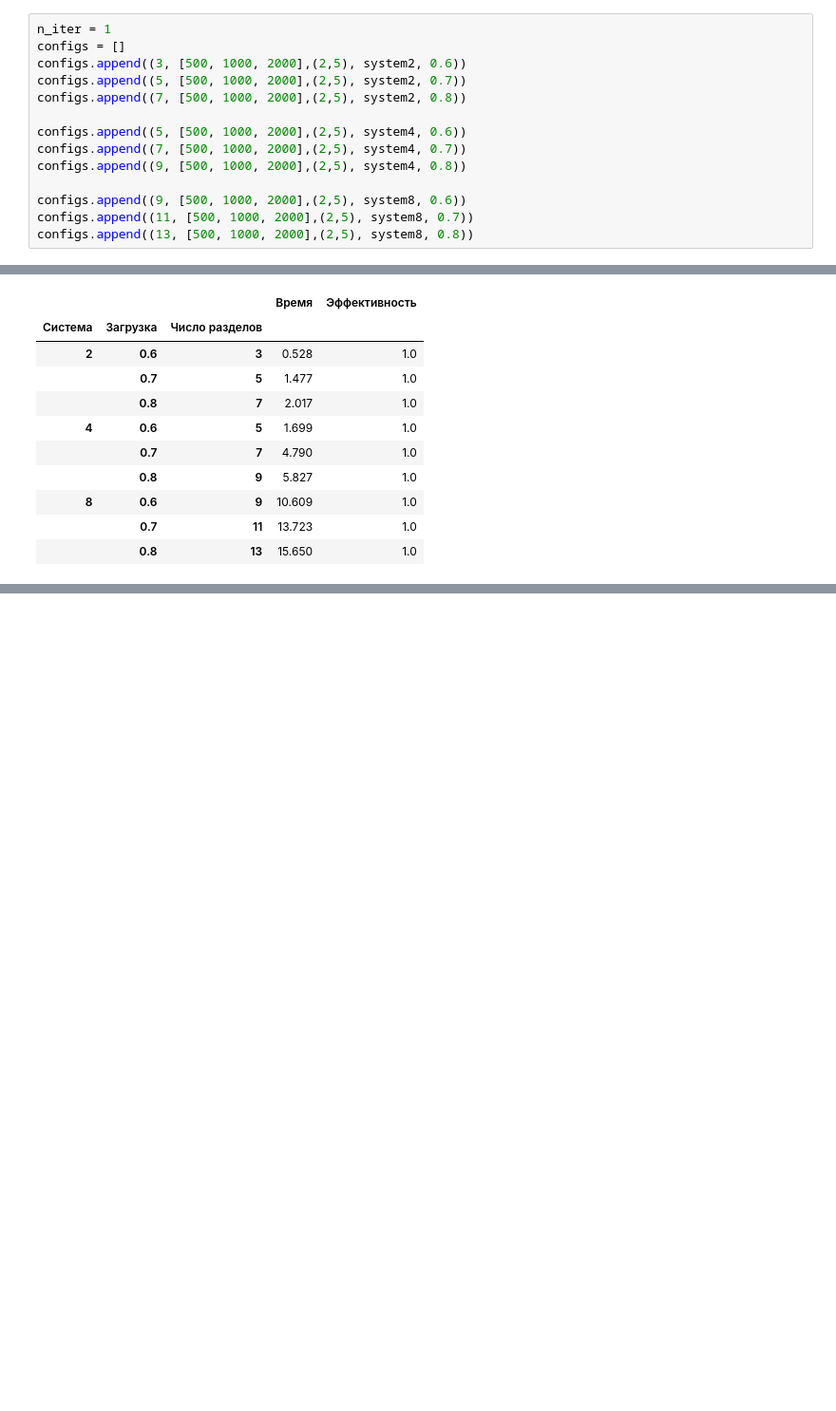
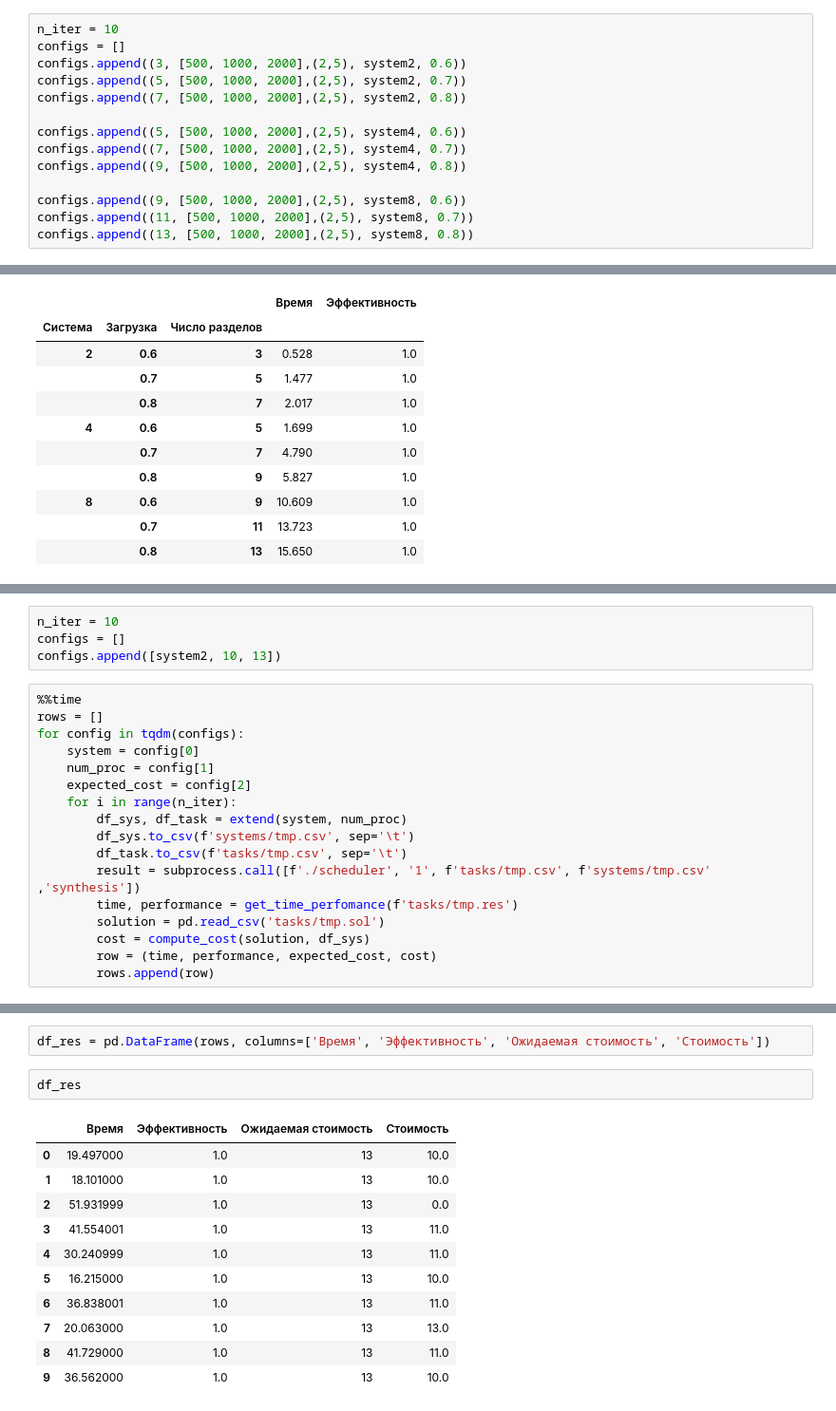
Before and after one commit to Fersol/Static-dynamic-shedule, a Jupyter notebook: experiments.ipynb, the cells around one changed output, grey strips where cells are left out. Shown: that part at 95% size. Saved outputs shown, nothing was run; the diff lists cells and outputs as text; blank space fills up the shorter version.

Commit message:
add tests for synthesis and fix lift operation bug

```diff
--- a/experiments.ipynb
+++ b/experiments.ipynb
@@ -265,7 +380,7 @@ np.random.seed(seed)
 # %% [markdown]
 Генерация тестов на лету будет (без повторения тогда получится)
 # %%
-n_iter = 1
+n_iter = 10
 configs = []
 configs.append((3, [500, 1000, 2000],(2,5), system2, 0.6))
 configs.append((5, [500, 1000, 2000],(2,5), system2, 0.7))
@@ -327,0 +445,21 @@ df_res.groupby(['Система', 'Загрузка', 'Число раздело
+# %%
+n_iter = 10
+configs = []
+configs.append([system2, 10, 13])
+# %%
+%%time
+rows = []
+for config in tqdm(configs):
+    system = config[0]
+    num_proc = config[1]
+    expected_cost = config[2]
+    for i in range(n_iter):
+        df_sys, df_task = extend(system, num_proc)
+        df_sys.to_csv(f'systems/tmp.csv', sep='\t')
+        df_task.to_csv(f'tasks/tmp.csv', sep='\t')
+        result = subprocess.call([f'./scheduler', '1', f'tasks/tmp.csv', f'systems/tmp.csv' ,'synthesis'])
+        time, performance = get_time_perfomance(f'tasks/tmp.res')
+        solution = pd.read_csv('tasks/tmp.sol')
+        cost = compute_cost(solution, df_sys)
+        row = (time, performance, expected_cost, cost)
+        rows.append(row)
@@ -327,0 +468,16 @@ df_res.groupby(['Система', 'Загрузка', 'Число раздело
+# %%
+df_res = pd.DataFrame(rows, columns=['Время', 'Эффективность', 'Ожидаемая стоимость', 'Стоимость'])
+# %%
+df_res
+# %% [output]
+|  | Время | Эффективность | Ожидаемая стоимость | Стоимость |
+| 0 | 19.497000 | 1.0 | 13 | 10.0 |
+| 1 | 18.101000 | 1.0 | 13 | 10.0 |
+| 2 | 51.931999 | 1.0 | 13 | 0.0 |
+| 3 | 41.554001 | 1.0 | 13 | 11.0 |
+| 4 | 30.240999 | 1.0 | 13 | 11.0 |
+| 5 | 16.215000 | 1.0 | 13 | 10.0 |
+| 6 | 36.838001 | 1.0 | 13 | 11.0 |
+| 7 | 20.063000 | 1.0 | 13 | 13.0 |
+| 8 | 41.729000 | 1.0 | 13 | 11.0 |
+| 9 | 36.562000 | 1.0 | 13 | 10.0 |
```
Also changed, not shown: parts of 14 cells of this notebook, 2 other files.
